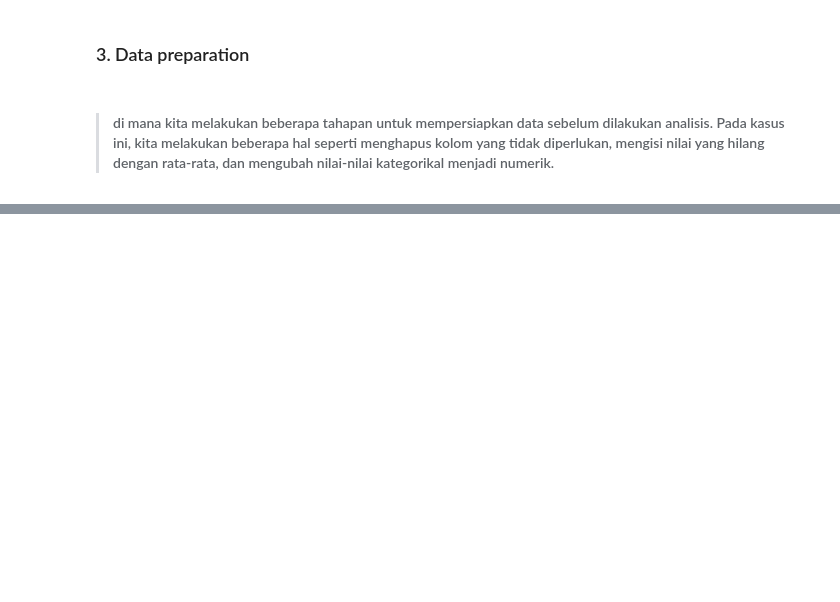
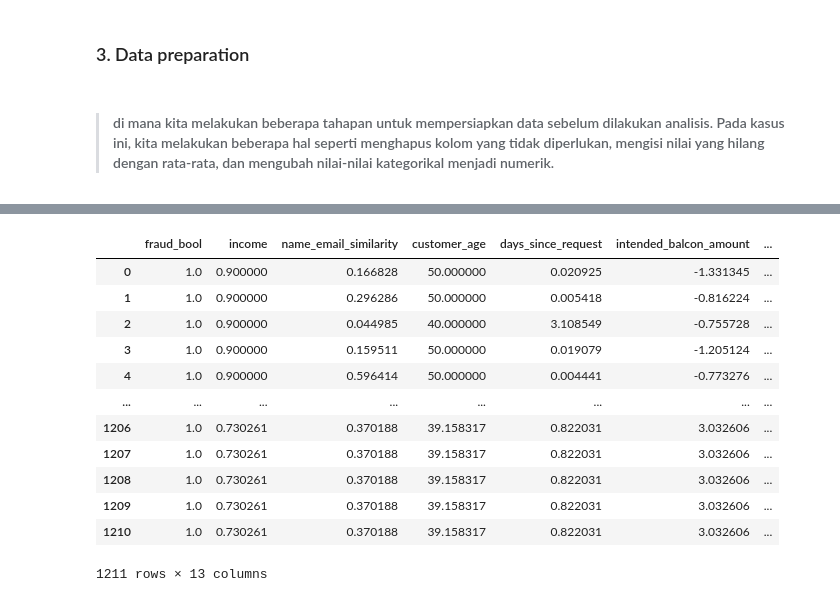
Before and after one commit to novilfahlevy/posttest2-DataMining, a Jupyter notebook: 2109116095_Muhammad_Novil_Fahlevy.ipynb, the cells around one changed output, grey strips where cells are left out. Drawn from its saved outputs; the diff is of its cells as text; code cells hidden in the pictures; blank space fills up the shorter version.

```diff
--- a/2109116095_Muhammad_Novil_Fahlevy.ipynb
+++ b/2109116095_Muhammad_Novil_Fahlevy.ipynb
@@ -240,9 +367,6 @@ import pandas as pd
 import numpy as np
 import seaborn as sns
 import matplotlib.pyplot as plt
-
-# Load dataset ke dalam DataFrame
-df = pd.read_csv("students_adaptability_level_online_education.csv")
 
 # Cek dimensi dan tipe data
 print(df.shape)
@@ -319,0 +402,49 @@ Saran untuk meningkatkan tingkat adaptabilitas siswa:
+# %%
+# Menghapus kolom yang tidak diperlukan
+df.drop(columns=["prev_address_months_count"], inplace=True)
+df.drop(columns=["current_address_months_count"], inplace=True)
+df.drop(columns=["payment_type"], inplace=True)
+df.drop(columns=["zip_count_4w"], inplace=True)
+df.drop(columns=["velocity_6h"], inplace=True)
+df.drop(columns=["velocity_24h"], inplace=True)
+df.drop(columns=["velocity_4w"], inplace=True)
+df.drop(columns=["bank_branch_count_8w"], inplace=True)
+df.drop(columns=["date_of_birth_distinct_emails_4w"], inplace=True)
+df.drop(columns=["employment_status"], inplace=True)
+df.drop(columns=["credit_risk_score"], inplace=True)
+df.drop(columns=["housing_status"], inplace=True)
+df.drop(columns=["bank_months_count"], inplace=True)
+df.drop(columns=["foreign_request"], inplace=True)
+df.drop(columns=["session_length_in_minutes"], inplace=True)
+df.drop(columns=["keep_alive_session"], inplace=True)
+df.drop(columns=["device_distinct_emails_8w"], inplace=True)
+df.drop(columns=["device_fraud_count"], inplace=True)
+df.drop(columns=["month"], inplace=True)
+
+# Mengubah nilai-nilai kategorikal menjadi numerik
+df["source"] = df["source"].map({"INTERNET": 1, "APP": 2})
+df["device_os"] = df["device_os"].map({"windows": 1, "Macintox": 2, "Linux": 3, "X11": 4, "other": 5})
+
+# Mengisi nilai yang hilang dengan rata-rata
+df['email_is_free'] = df['email_is_free'].fillna(0)
+df['phone_home_valid'] = df['phone_home_valid'].fillna(0)
+df['phone_mobile_valid'] = df['phone_mobile_valid'].fillna(0)
+df['has_other_cards'] = df['has_other_cards'].fillna(0)
+df['device_os'] = df['device_os'].fillna(5)
+df.fillna(df.mean(), inplace=True)
+
+df
+# %% [output]
+|  | fraud_bool | income | name_email_similarity | customer_age | days_since_request | intended_balcon_amount | ... |
+| 0 | 1.0 | 0.900000 | 0.166828 | 50.000000 | 0.020925 | -1.331345 | ... |
+| 1 | 1.0 | 0.900000 | 0.296286 | 50.000000 | 0.005418 | -0.816224 | ... |
+| 2 | 1.0 | 0.900000 | 0.044985 | 40.000000 | 3.108549 | -0.755728 | ... |
+| 3 | 1.0 | 0.900000 | 0.159511 | 50.000000 | 0.019079 | -1.205124 | ... |
+| 4 | 1.0 | 0.900000 | 0.596414 | 50.000000 | 0.004441 | -0.773276 | ... |
+| ... | ... | ... | ... | ... | ... | ... | ... |
+| 1206 | 1.0 | 0.730261 | 0.370188 | 39.158317 | 0.822031 | 3.032606 | ... |
+| 1207 | 1.0 | 0.730261 | 0.370188 | 39.158317 | 0.822031 | 3.032606 | ... |
+| 1208 | 1.0 | 0.730261 | 0.370188 | 39.158317 | 0.822031 | 3.032606 | ... |
+| 1209 | 1.0 | 0.730261 | 0.370188 | 39.158317 | 0.822031 | 3.032606 | ... |
+| 1210 | 1.0 | 0.730261 | 0.370188 | 39.158317 | 0.822031 | 3.032606 | ... |
+1211 rows × 13 columns
```
Also changed, not shown: parts of 23 cells of this notebook.
